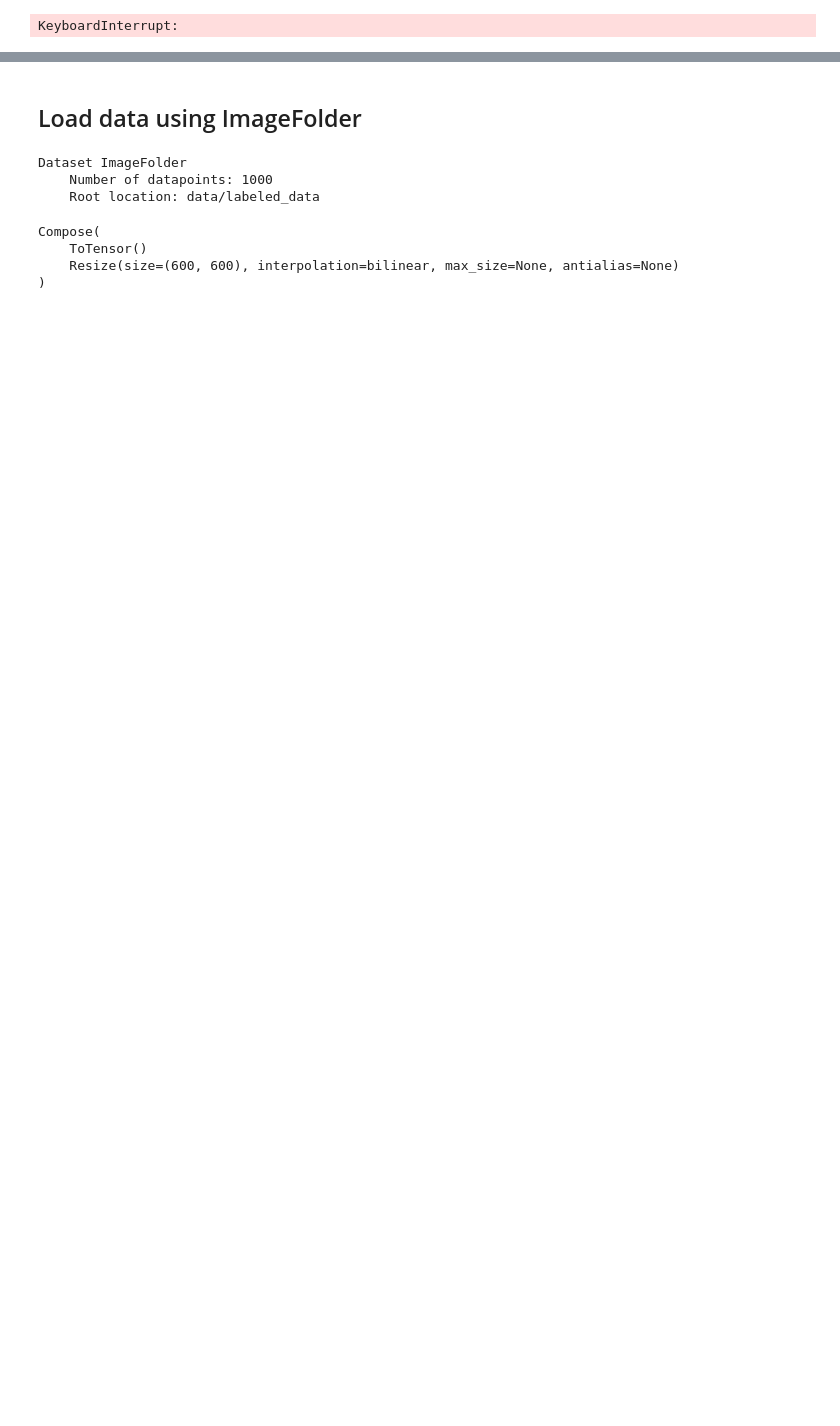
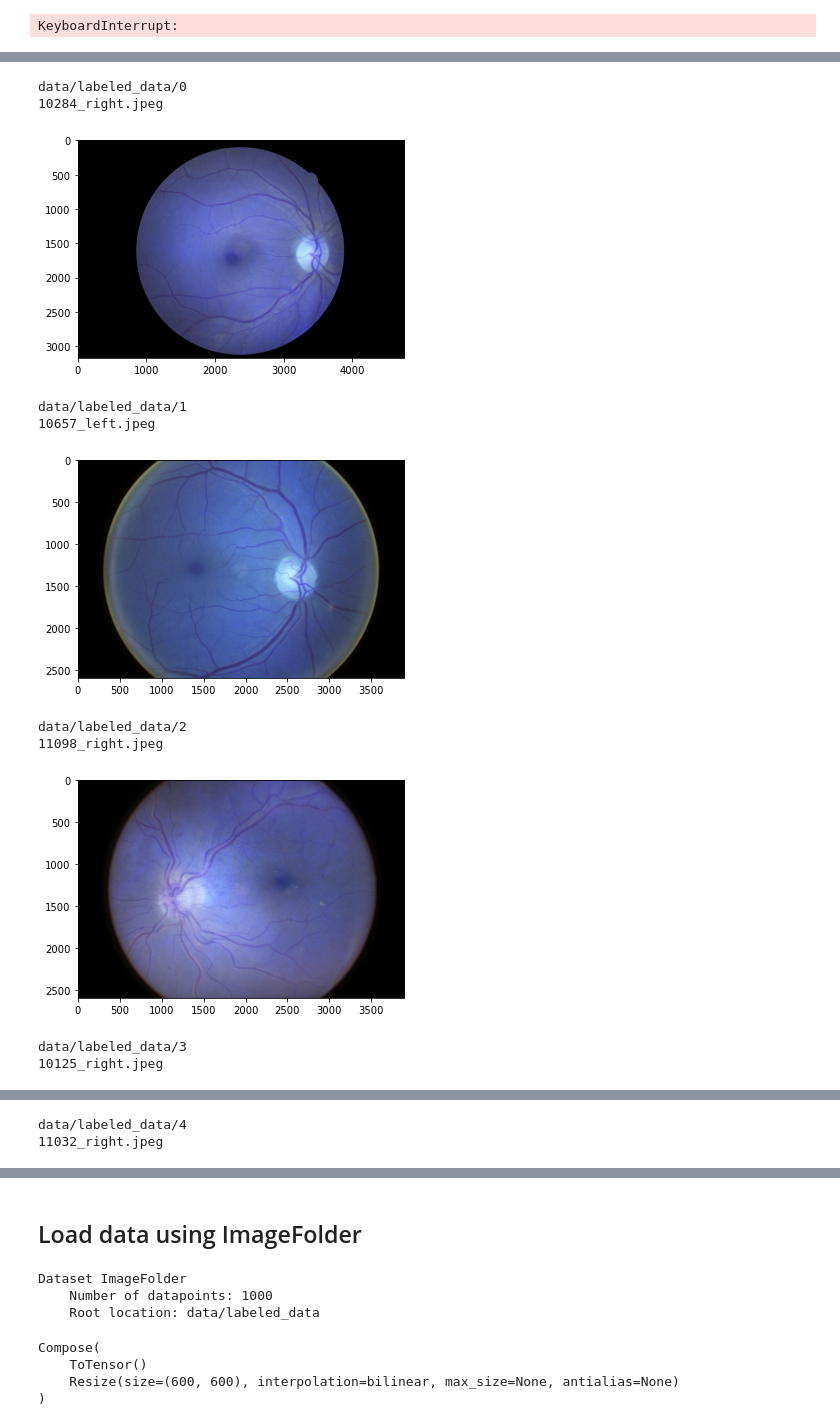
Before and after one commit to lykelly19/Computing-for-Health-and-Medicine-Final, a Jupyter notebook: DR Detection Group 9.ipynb, the cells around one changed output, grey strips where cells are left out. Cells and saved outputs as stored; diff of their text form; code cells hidden in the pictures; blank space fills up the shorter version.

```diff
--- a/DR Detection Group 9.ipynb
+++ b/DR Detection Group 9.ipynb
@@ -277,0 +308,47 @@ KeyboardInterrupt:
+# %%
+# Implement median filtering for all images in dataset
+# Use for loop from previous step which was resizing to 600x600
+
+# Load image directory
+img_dir = "data/labeled_data"
+
+# Iterate through labeled folders
+for i in range(5):
+    n_img_dir = img_dir + "/" + str(i)
+    print(n_img_dir)
+
+    # Directory exists
+    if (os.path.isdir(n_img_dir)):
+
+        # Iterate through images
+        for img in os.listdir(n_img_dir):
+
+            # Check the file extension
+            if (img.endswith(".jpeg")):
+                print(img)
+
+                # Load image
+                img = cv2.imread(n_img_dir + "/" + img)
+
+                # Median Filtering
+                median = cv2.medianBlur(img, 5)
+
+                # Display images
+                plt.imshow(img)
+                plt.show()
+
+                # Need to save images with median filter applied
+
+            break # Remove break to apply median filter to all images
+# %% [output]
+data/labeled_data/0
+10284_right.jpeg
+[figure, added]
+data/labeled_data/1
+10657_left.jpeg
+[figure, added]
+data/labeled_data/2
+11098_right.jpeg
+[figure, added]
+data/labeled_data/3
+10125_right.jpeg
@@ -277,0 +356,2 @@ KeyboardInterrupt:
+data/labeled_data/4
+11032_right.jpeg
```
Also changed, not shown: parts of 8 cells of this notebook.
